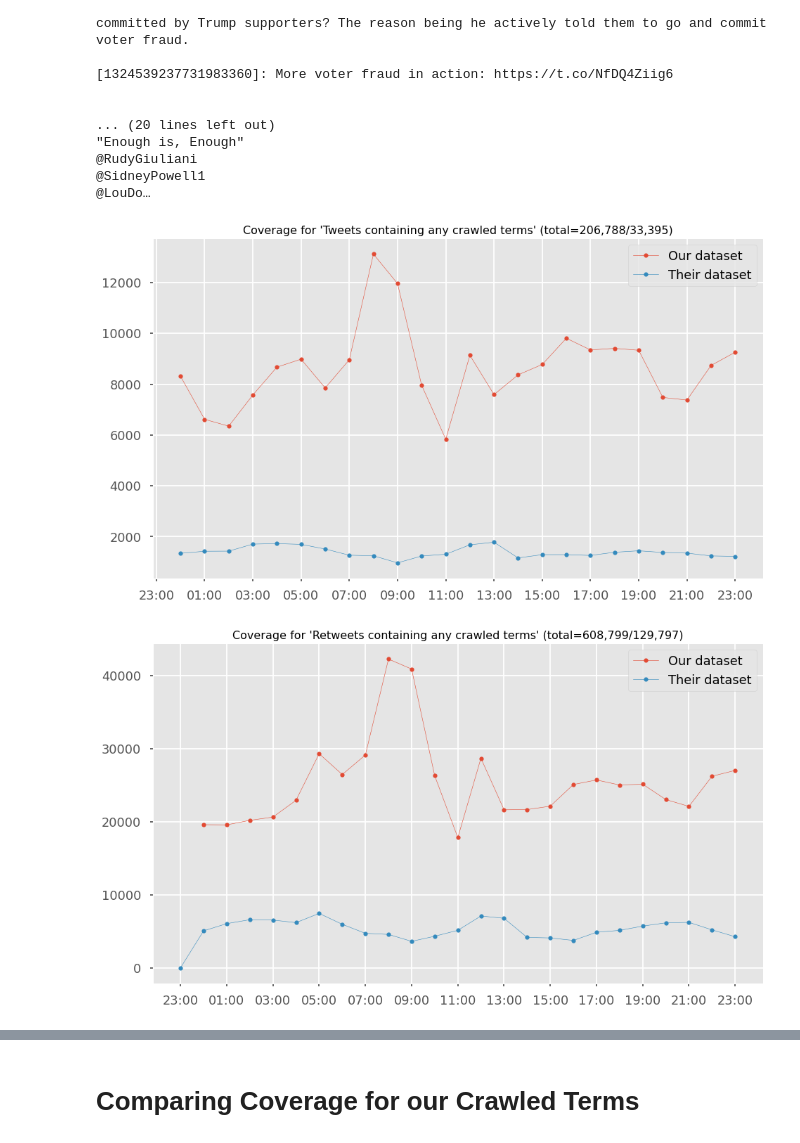
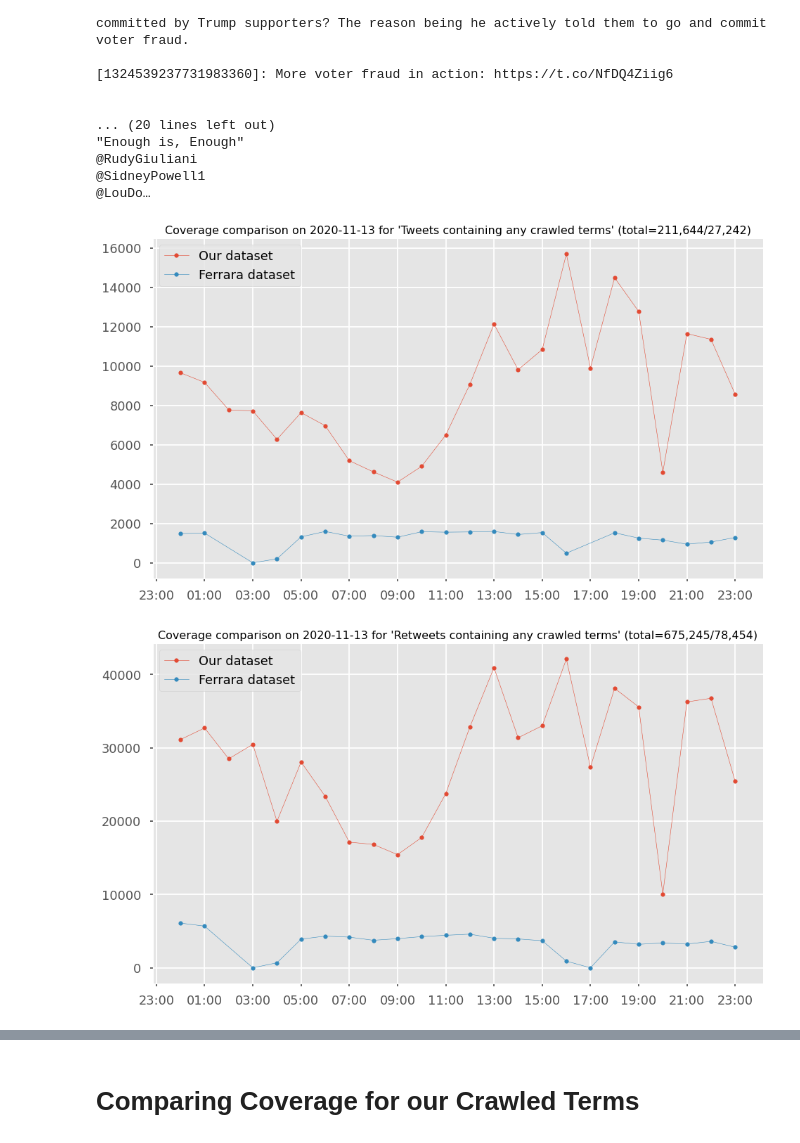
Before and after one commit to sTechLab/VoterFraud2020-analysis, a Jupyter notebook: notebooks/test_coverage.ipynb, the cells around one changed output, grey strips where cells are left out. Cells and saved outputs as stored; diff of their text form; code cells hidden in the pictures.

```diff
--- a/notebooks/test_coverage.ipynb
+++ b/notebooks/test_coverage.ipynb
@@ -58,0 +19,8 @@ Done loading ../data/14-nov/parsed_retweets.json
+# %%
+def load_or_create_cached_df(name, create_df):
+    try:
+        return pd.read_pickle(DATAFRAME_DIR + name)
+    except:
+        df = create_df()
+        df.to_pickle(DATAFRAME_DIR + name)
+        return df
@@ -65,8 +49,8 @@ for retweet in retweet_df.itertuples():
     retweets_by_user[retweet.user].add(retweet.retweeted)
 # %%
-def is_tweet_tagged_with_hashtag(tweet, hashtag):
-    for tweet_hashtag in tweet['entities']['hashtags']:
-        if tweet_hashtag['text'].lower() == hashtag.lower():
+def is_tweet_tagged_with_hashtag(tweet_hashtags, hashtag):
+    for tweet_hashtag in tweet_hashtags:
+        if tweet_hashtag.lower() == hashtag.lower():
             return True
     return False
 
@@ -147,3 +137,26 @@ print(len(ferrata_ballot_tweet_ids))
+# %%
+# Create a dataframe from Ferrara's tweets/retweets
+df_ferrara_tweets_by_date = load_or_create_cached_df(
+    "df_ferrara_tweets_{}.pickle".format(DATE),
+    lambda: filter_df_by_date(pd.DataFrame([{
+        "id": str(tweet["id"]),
+        "full_text": tweet["full_text"],
+        "timestamp": tweet["created_at"],
+        "hashtags": list(map(lambda x: x["text"].lower(), tweet["entities"]["hashtags"]))
+    } for tweet in ferrara_matching_tweets]))
+)
+
+df_ferrara_retweets_by_date = load_or_create_cached_df(
+    "df_ferrara_retweets_{}.pickle".format(DATE),
+    lambda: filter_df_by_date(pd.DataFrame([{
+        "user_id": str(retweet['user']['id']),
+        "id": str(retweet["id"]),
+        "retweeted_id": str(retweet["retweeted_status"]["id"]),
+        "full_text": retweet["full_text"],
+        "timestamp": retweet["created_at"],
+        "hashtags": list(map(lambda x: x["text"].lower(), retweet["entities"]["hashtags"]))
+    } for retweet in ferrara_matching_retweets]))
+)
 # %%
 matching_tweets_by_term = defaultdict(lambda: set())
 missing_tweets_by_term = defaultdict(lambda: set())
@@ -313,7 +312,7 @@ def plot_hourly_coverage(our_df, matching_df, title):
     )
 
     ax.plot(
-        matching_df_by_hour["count"], label="Their dataset", marker=".", linestyle="-", linewidth=0.5
+        matching_df_by_hour["count"], label="Ferrara dataset", marker=".", linestyle="-", linewidth=0.5
     )
 
     ax.legend()
@@ -321,19 +320,19 @@ def plot_hourly_coverage(our_df, matching_df, title):
     ax.xaxis.set_major_formatter(mdates.DateFormatter("%H:%M"))
     ax.xaxis.set_major_locator(mdates.HourLocator(interval = 2))
 
-    ax.set_title("Coverage for '{}' (total={:,}/{:,})".format(title, len(our_df.index), len(matching_df.index)))
+    ax.set_title("Coverage comparison on {} for '{}' (total={:,}/{:,})".format(DATE, title, len(our_df.index), len(matching_df.index)))
 
     return fig
 # %%
-plot_hourly_coverage(tweet_df, ferrata_tweet_df, "Tweets containing any crawled terms")
+plot_hourly_coverage(df_tweets_by_date, df_ferrara_tweets_by_date, "Tweets containing any crawled terms")
 None
 # %% [output]
-[figure, old version]
+[figure, new version]
 # %%
-plot_hourly_coverage(retweet_df, ferrata_retweet_df, "Retweets containing any crawled terms")
+plot_hourly_coverage(df_retweets_by_date, df_ferrara_retweets_by_date, "Retweets containing any crawled terms")
 None
 # %% [output]
-[figure, old version]
+[figure, new version]
 # %%
 overlapping_terms = ["voter fraud", "ballot fraud", "ballot harvesting", "harvest ballot", "pre-filled ballot"]
 
```
Also changed, not shown: parts of 18 cells of this notebook.
